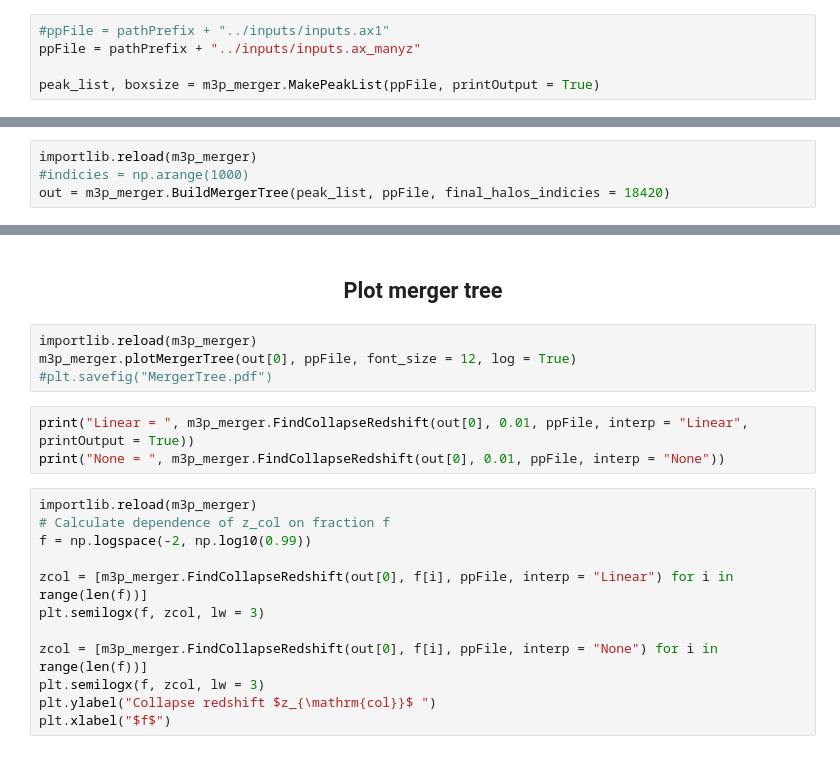
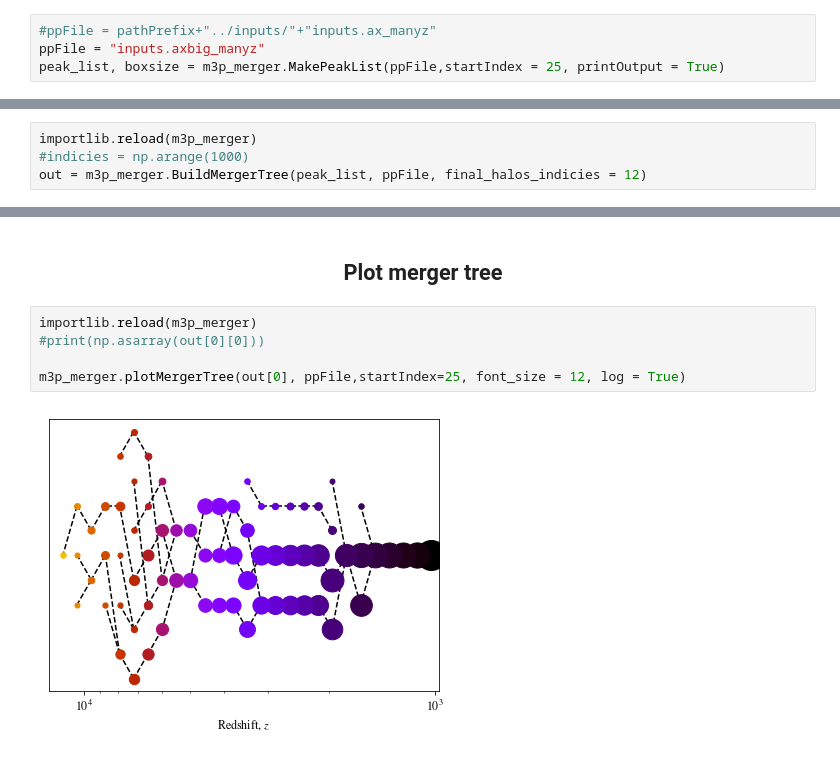
Before and after one commit to David-Ellis/m3p_merger, a Jupyter notebook: MergerTree.ipynb, the cells around one changed output, grey strips where cells are left out. Cells and saved outputs as stored; diff of their text form.

Commit message:
Added ability to choose different final redshift z_0 for the calculation

```diff
--- a/MergerTree.ipynb
+++ b/MergerTree.ipynb
@@ -27,8 +30,7 @@ a_eq = 1/(1+z_eq)
 # Peak patch data
 pathPrefix = "/usr/users/ellis/PeakPatch/m3p/axOut/"
 # %%
-#ppFile = pathPrefix + "../inputs/inputs.ax1"
-ppFile = pathPrefix + "../inputs/inputs.ax_manyz"
-
-peak_list, boxsize = m3p_merger.MakePeakList(ppFile, printOutput = True)
+#ppFile = pathPrefix+"../inputs/"+"inputs.ax_manyz"
+ppFile = "inputs.axbig_manyz"
+peak_list, boxsize = m3p_merger.MakePeakList(ppFile,startIndex = 25, printOutput = True)
 # %% [output]
@@ -52,7 +55,7 @@ for i in range(len(out)):
 # %%
 importlib.reload(m3p_merger)
 #indicies = np.arange(1000)
-out = m3p_merger.BuildMergerTree(peak_list, ppFile, final_halos_indicies = 18420)
+out = m3p_merger.BuildMergerTree(peak_list, ppFile, final_halos_indicies = 12)
 # %% [markdown]
 <h2><center>Plot all peaks on each other</center></h2>
 # %%
@@ -63,20 +68,8 @@ m3p_merger.plotMergerPatches(out[0], ppFile)
 <h2><center>Plot merger tree</center></h2>
 # %%
 importlib.reload(m3p_merger)
-m3p_merger.plotMergerTree(out[0], ppFile, font_size = 12, log = True)
-#plt.savefig("MergerTree.pdf")
+#print(np.asarray(out[0][0]))
+
+m3p_merger.plotMergerTree(out[0], ppFile,startIndex=25, font_size = 12, log = True)
+# %% [output]
+[figure, added]
-# %%
-print("Linear = ", m3p_merger.FindCollapseRedshift(out[0], 0.01, ppFile, interp = "Linear", printOutput = True))
-print("None = ", m3p_merger.FindCollapseRedshift(out[0], 0.01, ppFile, interp = "None"))
-# %%
-importlib.reload(m3p_merger)
-# Calculate dependence of z_col on fraction f
-f = np.logspace(-2, np.log10(0.99))
-
-zcol = [m3p_merger.FindCollapseRedshift(out[0], f[i], ppFile, interp = "Linear") for i in range(len(f))]
-plt.semilogx(f, zcol, lw = 3)
-
-zcol = [m3p_merger.FindCollapseRedshift(out[0], f[i], ppFile, interp = "None") for i in range(len(f))]
-plt.semilogx(f, zcol, lw = 3)
-plt.ylabel("Collapse redshift $z_{\mathrm{col}}$ ")
-plt.xlabel("$f$")
```
Also changed, not shown: parts of 14 cells of this notebook, 1 other file.
